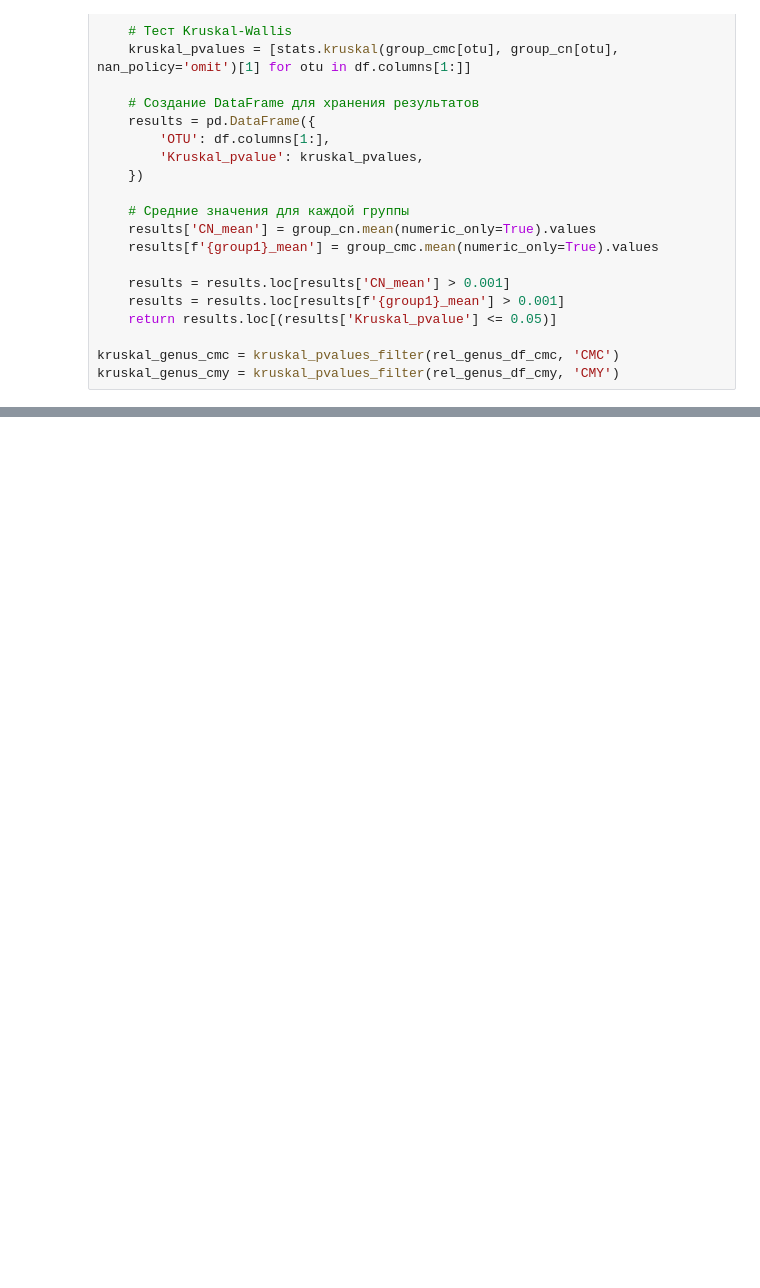
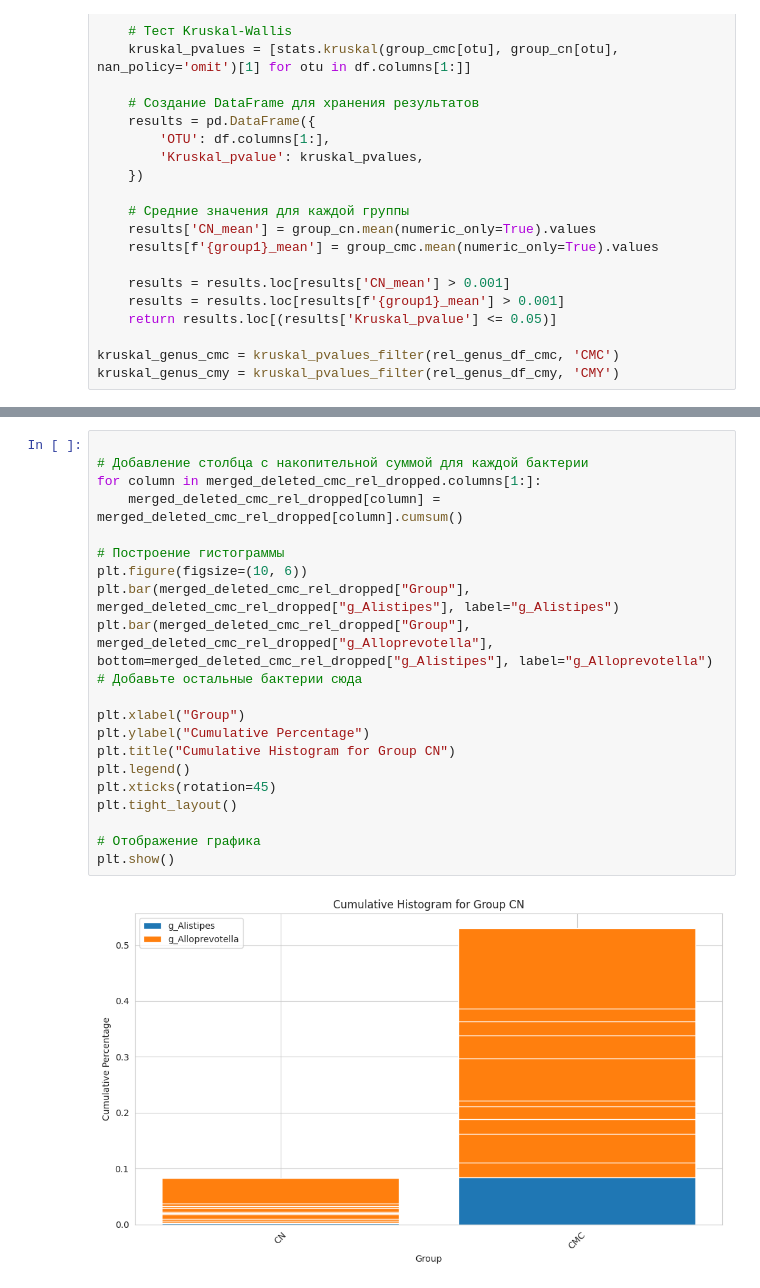
Before and after one commit to 100ika/rats27.07, a Jupyter notebook: 28.08.ipynb, the cells around one changed output, grey strips where cells are left out. Saved outputs shown, nothing was run; the diff lists cells and outputs as text; blank space fills up the shorter version.

```diff
--- a/28.08.ipynb
+++ b/28.08.ipynb
@@ -200,0 +244,23 @@ relative_abundance_boxplot(merged_deleted_cmy_rel_dropped, kruskal_genus_cmy_tra
+# %%
+
+# Добавление столбца с накопительной суммой для каждой бактерии
+for column in merged_deleted_cmc_rel_dropped.columns[1:]:
+    merged_deleted_cmc_rel_dropped[column] = merged_deleted_cmc_rel_dropped[column].cumsum()
+
+# Построение гистограммы
+plt.figure(figsize=(10, 6))
+plt.bar(merged_deleted_cmc_rel_dropped["Group"], merged_deleted_cmc_rel_dropped["g_Alistipes"], label="g_Alistipes")
+plt.bar(merged_deleted_cmc_rel_dropped["Group"], merged_deleted_cmc_rel_dropped["g_Alloprevotella"], bottom=merged_deleted_cmc_rel_dropped["g_Alistipes"], label="g_Alloprevotella")
+# Добавьте остальные бактерии сюда
+
+plt.xlabel("Group")
+plt.ylabel("Cumulative Percentage")
+plt.title("Cumulative Histogram for Group CN")
+plt.legend()
+plt.xticks(rotation=45)
+plt.tight_layout()
+
+# Отображение графика
+plt.show()
+# %% [output]
+[figure, added]
```
Also changed, not shown: parts of 4 cells of this notebook, 1 other file.
